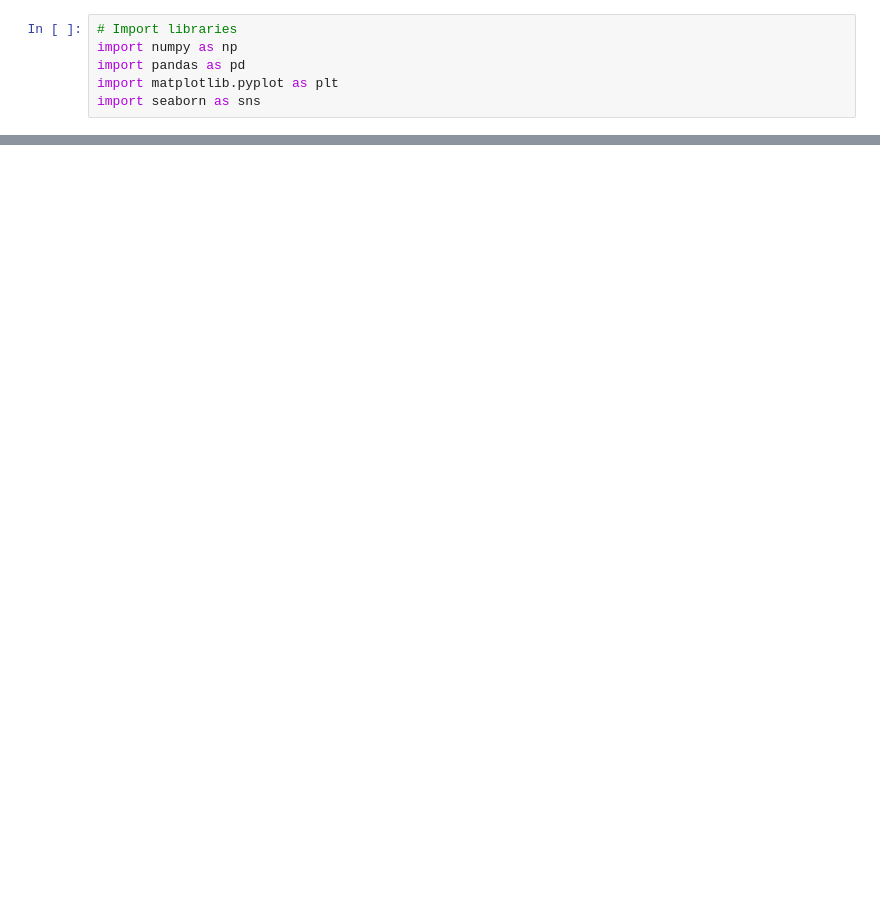
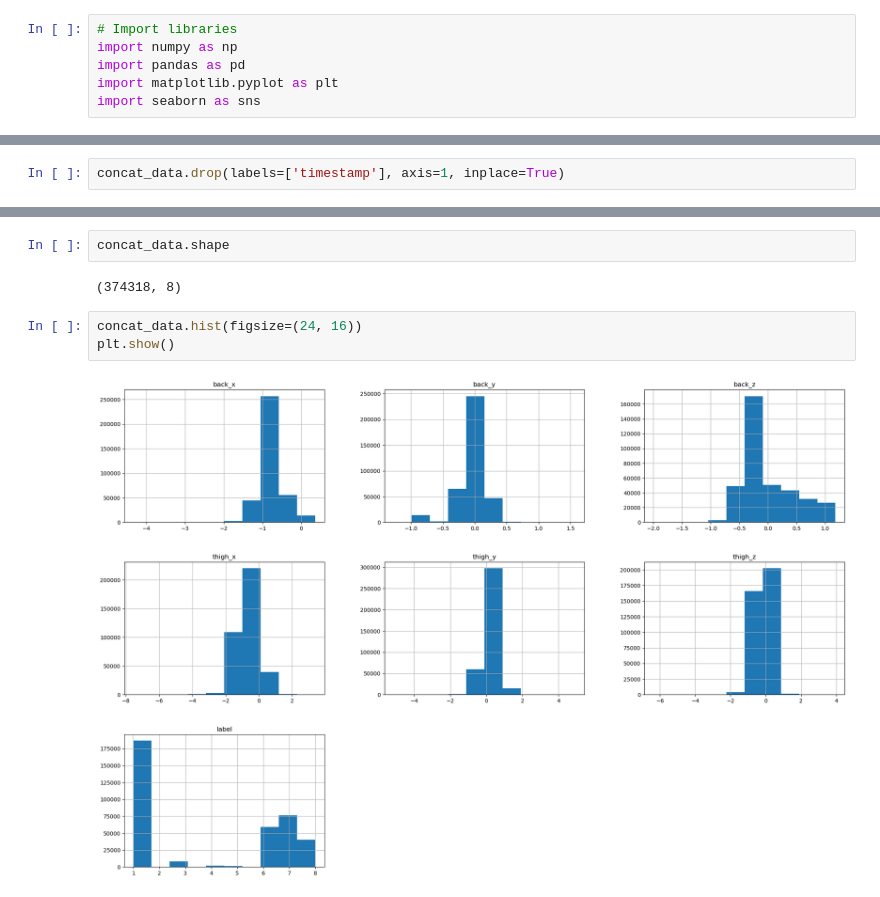
Before and after one commit to Miguel-Graham/Movement-Classifier, a Jupyter notebook: FINAL-PROJECT-NOTEBOOK.ipynb, the cells around one changed output, grey strips where cells are left out. Saved outputs shown, nothing was run; the diff lists cells and outputs as text; blank space fills up the shorter version.

```diff
--- a/FINAL-PROJECT-NOTEBOOK.ipynb
+++ b/FINAL-PROJECT-NOTEBOOK.ipynb
@@ -17,0 +44,2 @@ df.head()
+# %%
+concat_data.drop(labels=['timestamp'], axis=1, inplace=True)
@@ -17,0 +77,9 @@ df.head()
+# %%
+concat_data.shape
+# %% [output]
+(374318, 8)
+# %%
+concat_data.hist(figsize=(24, 16))
+plt.show()
+# %% [output]
+[figure, added]
```
Also changed, not shown: parts of 14 cells of this notebook.
